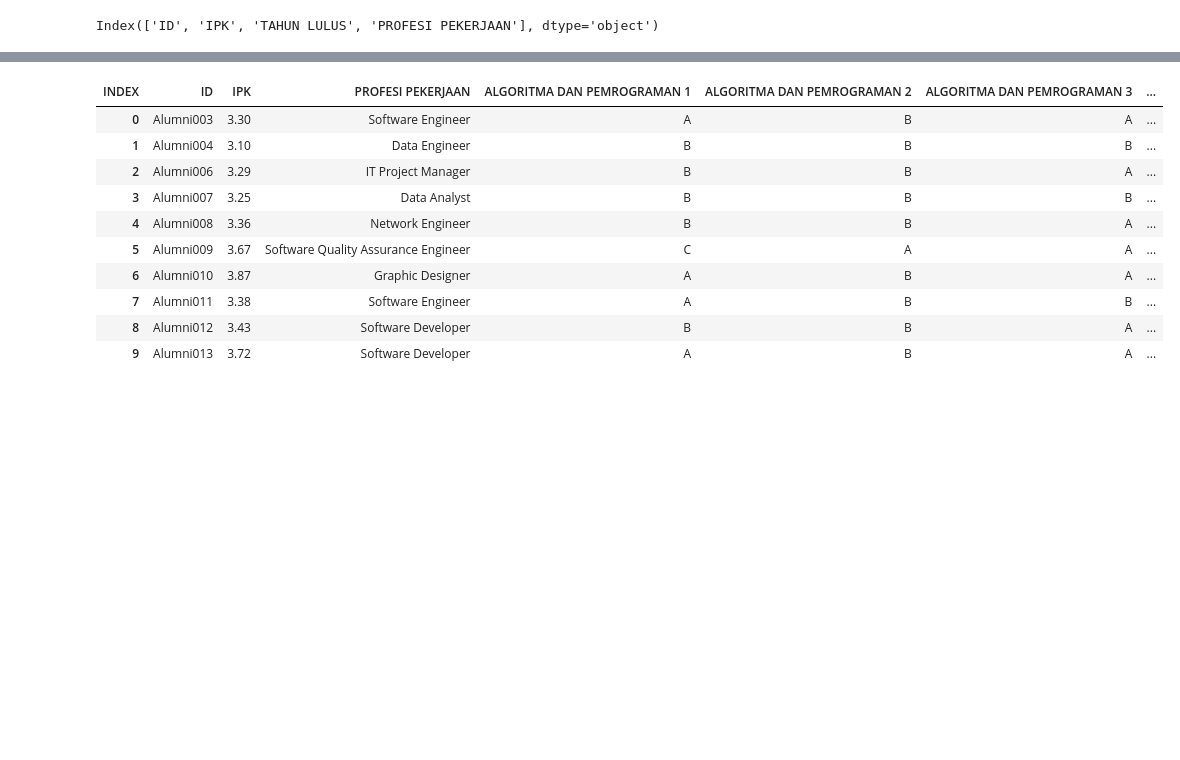
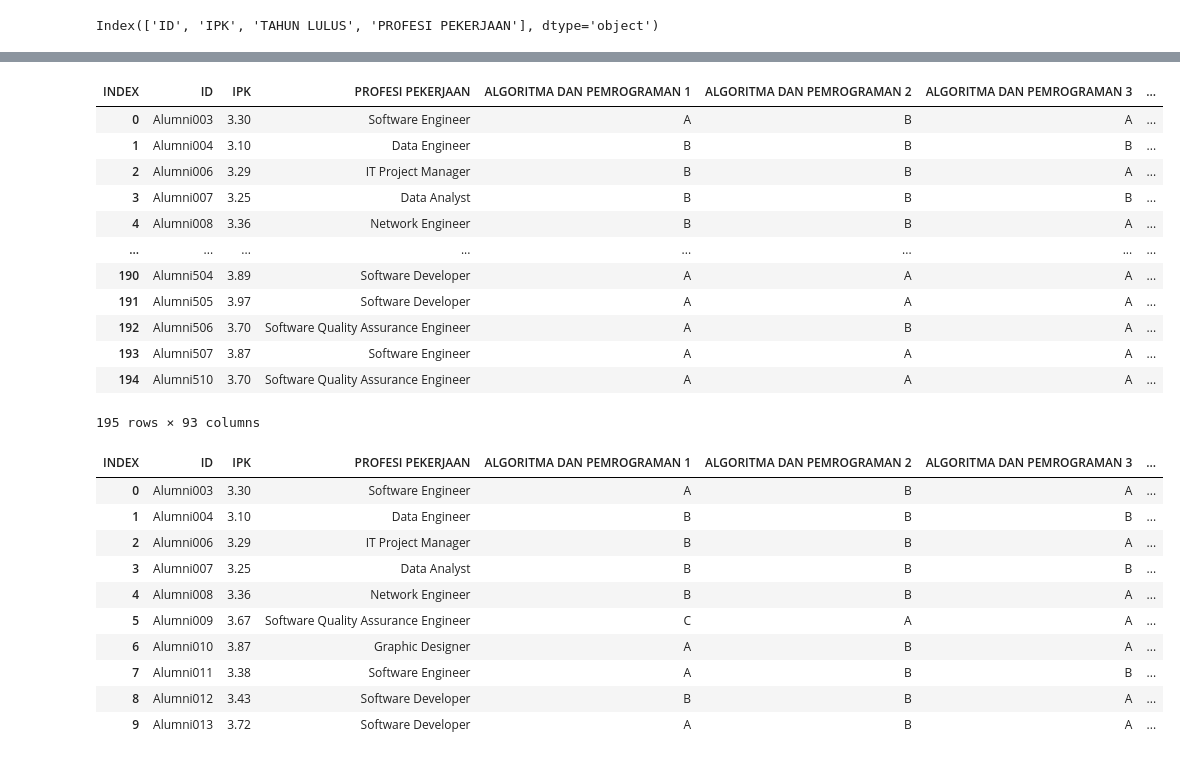
Before and after one commit to riqalter/PrediksiProfesi, a Jupyter notebook: NotebookVer2-torch-newdataset.ipynb, the cells around one changed output, grey strips where cells are left out. Cells and saved outputs as stored; diff of their text form; code cells hidden in the pictures; blank space fills up the shorter version.

```diff
--- a/NotebookVer2-torch-newdataset.ipynb
+++ b/NotebookVer2-torch-newdataset.ipynb
@@ -118,3 +113,19 @@ pivoted_grades.head(10)
+# %%
+pivoted_grades
+# %% [output]
+| INDEX | ID | IPK | PROFESI PEKERJAAN | ALGORITMA DAN PEMROGRAMAN 1 | ALGORITMA DAN PEMROGRAMAN 2 | ALGORITMA DAN PEMROGRAMAN 3 | ... |
+| 0 | Alumni003 | 3.30 | Software Engineer | A | B | A | ... |
+| 1 | Alumni004 | 3.10 | Data Engineer | B | B | B | ... |
+| 2 | Alumni006 | 3.29 | IT Project Manager | B | B | A | ... |
+| 3 | Alumni007 | 3.25 | Data Analyst | B | B | B | ... |
+| 4 | Alumni008 | 3.36 | Network Engineer | B | B | A | ... |
+| ... | ... | ... | ... | ... | ... | ... | ... |
+| 190 | Alumni504 | 3.89 | Software Developer | A | A | A | ... |
+| 191 | Alumni505 | 3.97 | Software Developer | A | A | A | ... |
+| 192 | Alumni506 | 3.70 | Software Quality Assurance Engineer | A | B | A | ... |
+| 193 | Alumni507 | 3.87 | Software Engineer | A | A | A | ... |
+| 194 | Alumni510 | 3.70 | Software Quality Assurance Engineer | A | A | A | ... |
+195 rows × 93 columns
 # %%
 # Replace NaN values with 0 for the grade columns
 pivoted_grades_filled = pivoted_grades.fillna(0)
```
Also changed, not shown: parts of 4 cells of this notebook, 2 other files.
